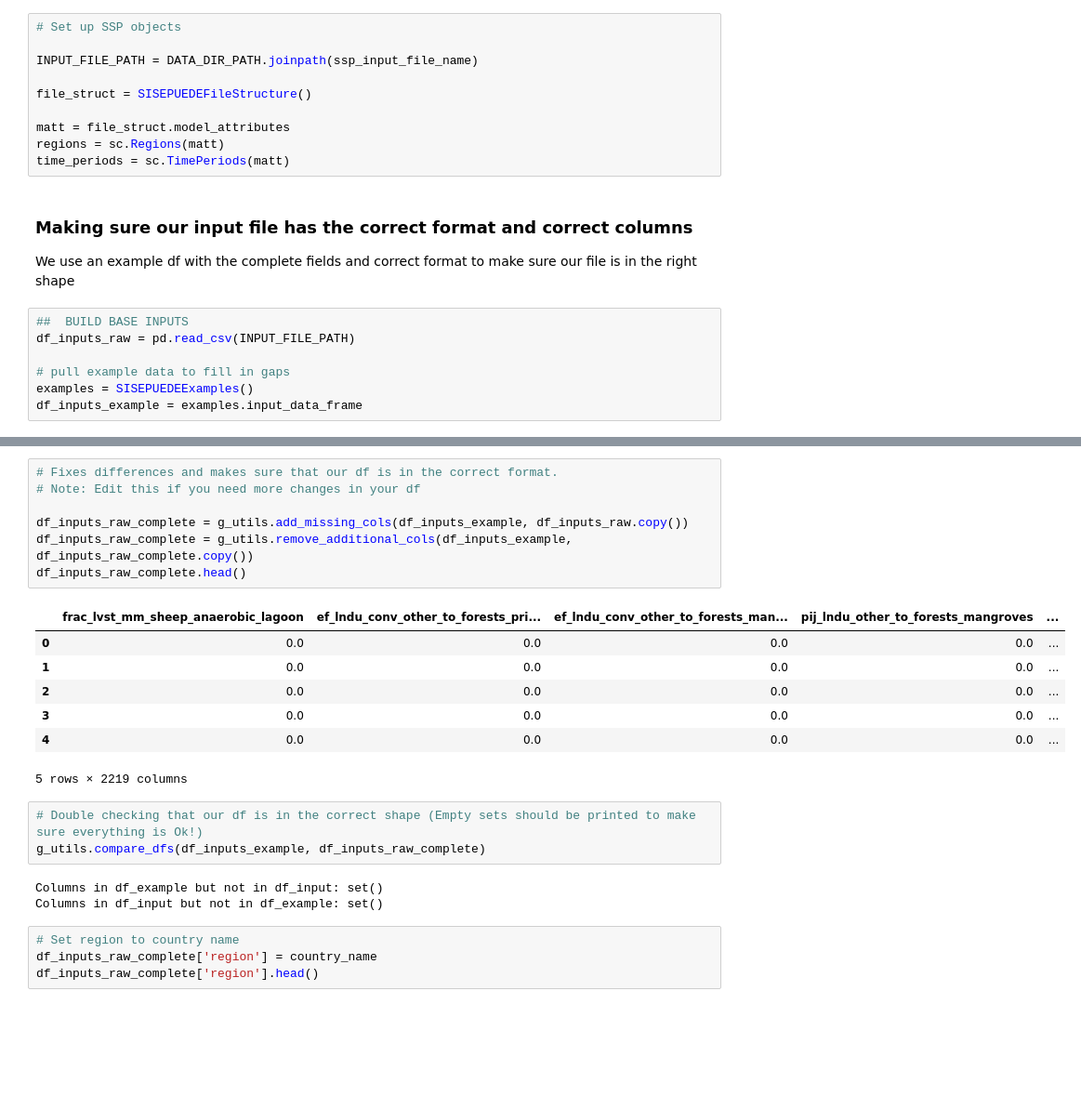
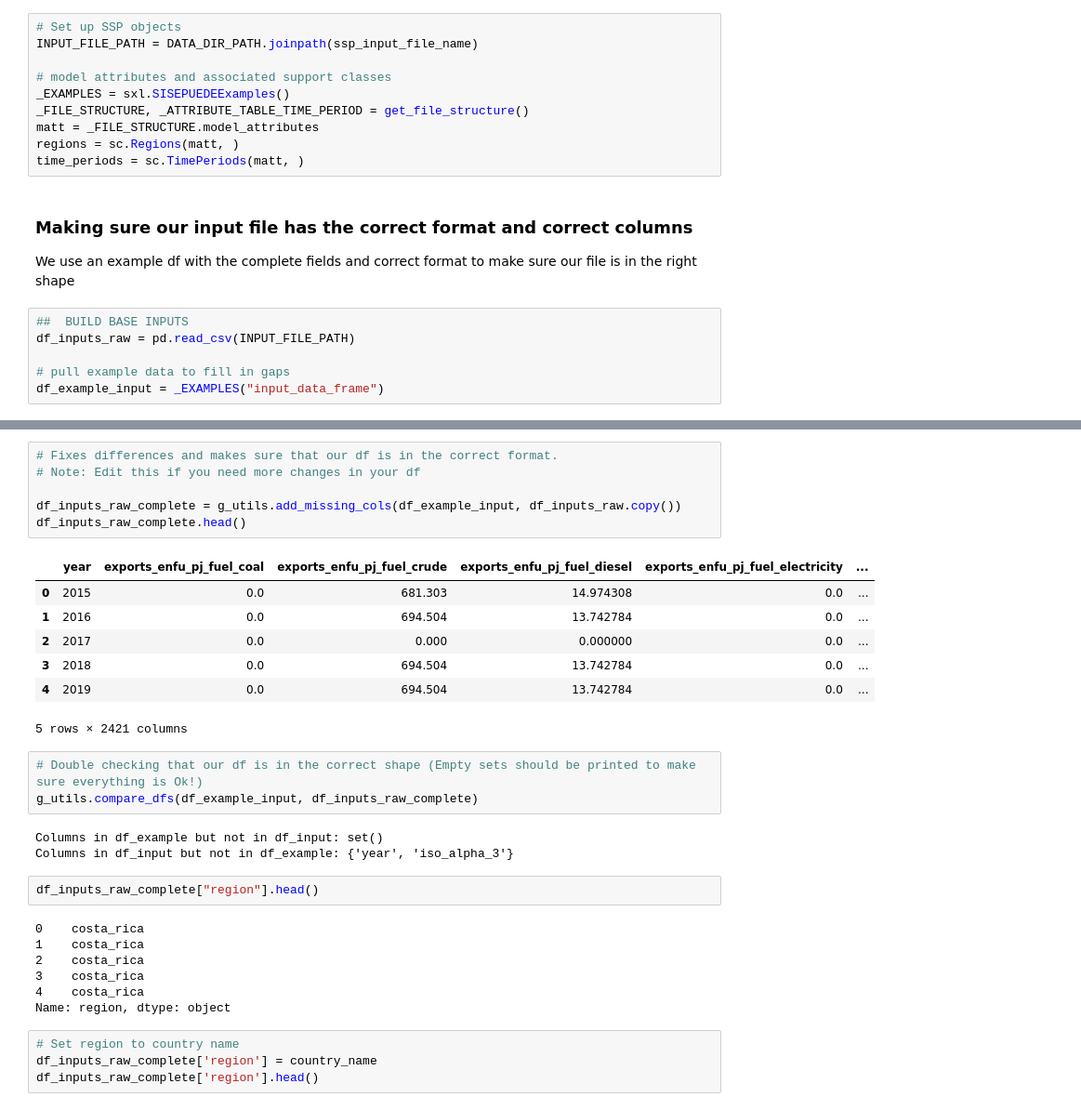
Before and after one commit to sisepuede-framework/ssp_libya, a Jupyter notebook: ssp_modeling/notebooks/libya_manager_wb.ipynb, the cells around one changed output, grey strips where cells are left out. Shown at 93% size. Saved outputs shown, nothing was run; the diff lists cells and outputs as text; blank space fills up the shorter version.

Commit message:
update libya to latest model version (pending to run succesfully)

```diff
--- a/ssp_modeling/notebooks/libya_manager_wb.ipynb
+++ b/ssp_modeling/notebooks/libya_manager_wb.ipynb
@@ -88,13 +151,13 @@ logger.info(f"Set lndu reallocation factor to zero flag: {set_lndu_reallocation_
 # %%
 # Set up SSP objects
-
 INPUT_FILE_PATH = DATA_DIR_PATH.joinpath(ssp_input_file_name)
 
-file_struct = SISEPUEDEFileStructure()
-
-matt = file_struct.model_attributes
-regions = sc.Regions(matt)
-time_periods = sc.TimePeriods(matt)
+# model attributes and associated support classes
+_EXAMPLES = sxl.SISEPUEDEExamples()
+_FILE_STRUCTURE, _ATTRIBUTE_TABLE_TIME_PERIOD = get_file_structure()
+matt = _FILE_STRUCTURE.model_attributes
+regions = sc.Regions(matt, )
+time_periods = sc.TimePeriods(matt, )
 # %% [markdown]
 ### Making sure our input file has the correct format and correct columns
 We use an example df with the complete fields and correct format to make sure our file is in the right shape
@@ -103,7 +166,6 @@ We use an example df with the complete fields and correct format to make sure ou
 df_inputs_raw = pd.read_csv(INPUT_FILE_PATH)
 
 # pull example data to fill in gaps
-examples = SISEPUEDEExamples()
-df_inputs_example = examples.input_data_frame
+df_example_input = _EXAMPLES("input_data_frame")
 # %%
 # Double checking that our df is in the correct shape (Empty sets should be printed to make sure everything is Ok!)
@@ -123,24 +185,32 @@ else:
 # %%
 # Fixes differences and makes sure that our df is in the correct format.
 # Note: Edit this if you need more changes in your df
 
-df_inputs_raw_complete = g_utils.add_missing_cols(df_inputs_example, df_inputs_raw.copy())
-df_inputs_raw_complete = g_utils.remove_additional_cols(df_inputs_example, df_inputs_raw_complete.copy())
+df_inputs_raw_complete = g_utils.add_missing_cols(df_example_input, df_inputs_raw.copy())
 df_inputs_raw_complete.head()
 # %% [output]
-|  | frac_lvst_mm_sheep_anaerobic_lagoon | ef_lndu_conv_other_to_forests_pri... | ef_lndu_conv_other_to_forests_man... | pij_lndu_other_to_forests_mangroves | ... |
-| 0 | 0.0 | 0.0 | 0.0 | 0.0 | ... |
-| 1 | 0.0 | 0.0 | 0.0 | 0.0 | ... |
-| 2 | 0.0 | 0.0 | 0.0 | 0.0 | ... |
-| 3 | 0.0 | 0.0 | 0.0 | 0.0 | ... |
-| 4 | 0.0 | 0.0 | 0.0 | 0.0 | ... |
+|  | year | exports_enfu_pj_fuel_coal | exports_enfu_pj_fuel_crude | exports_enfu_pj_fuel_diesel | exports_enfu_pj_fuel_electricity | ... |
+| 0 | 2015 | 0.0 | 681.303 | 14.974308 | 0.0 | ... |
+| 1 | 2016 | 0.0 | 694.504 | 13.742784 | 0.0 | ... |
+| 2 | 2017 | 0.0 | 0.000 | 0.000000 | 0.0 | ... |
+| 3 | 2018 | 0.0 | 694.504 | 13.742784 | 0.0 | ... |
+| 4 | 2019 | 0.0 | 694.504 | 13.742784 | 0.0 | ... |
-5 rows × 2219 columns
+5 rows × 2421 columns
 # %%
 # Double checking that our df is in the correct shape (Empty sets should be printed to make sure everything is Ok!)
-g_utils.compare_dfs(df_inputs_example, df_inputs_raw_complete)
+g_utils.compare_dfs(df_example_input, df_inputs_raw_complete)
 # %% [output]
 Columns in df_example but not in df_input: set()
-Columns in df_input but not in df_example: set()
+Columns in df_input but not in df_example: {'year', 'iso_alpha_3'}
+# %%
+df_inputs_raw_complete["region"].head()
+# %% [output]
+0    costa_rica
+1    costa_rica
+2    costa_rica
+3    costa_rica
+4    costa_rica
+Name: region, dtype: object
 # %%
 # Set region to country name
 df_inputs_raw_complete['region'] = country_name
```
Also changed, not shown: parts of 20 cells of this notebook, 5 other files.
